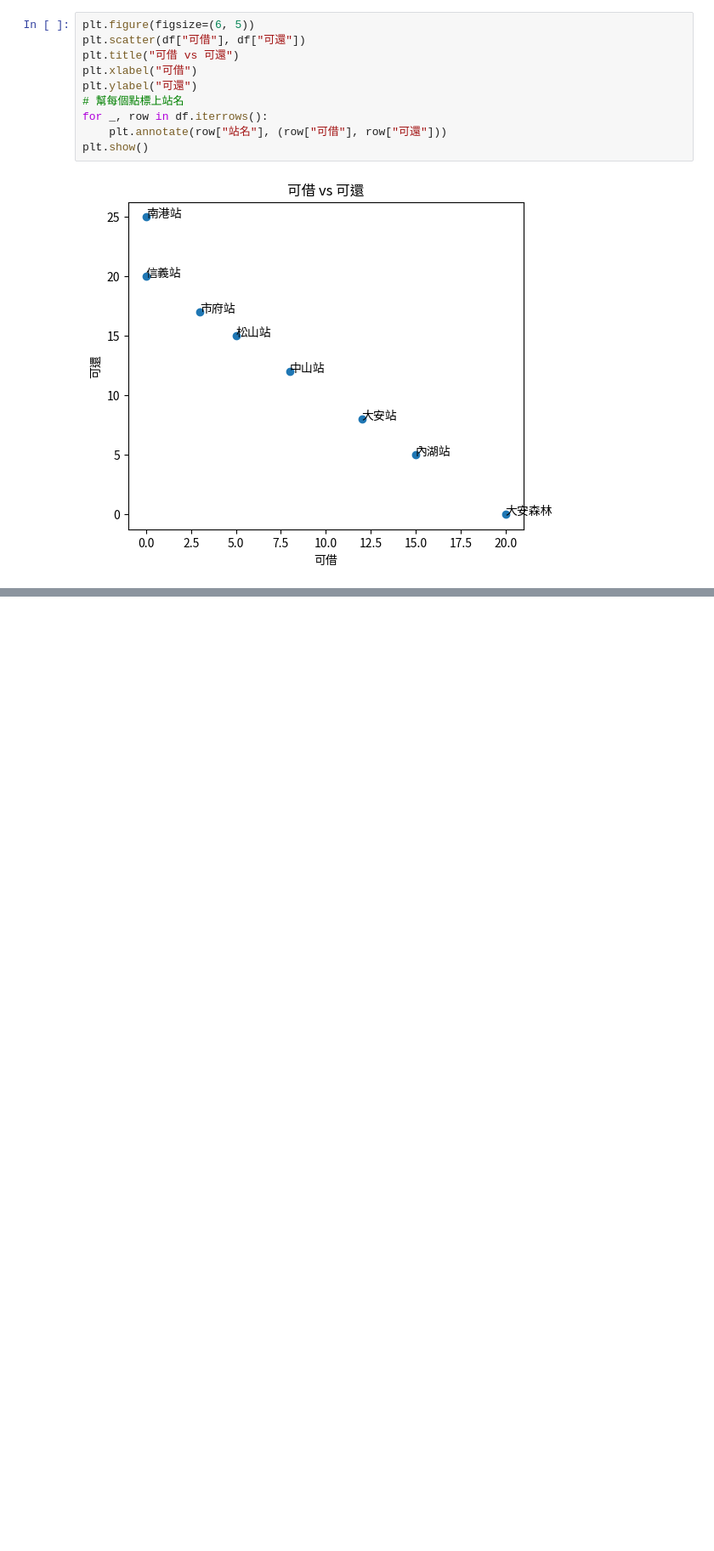
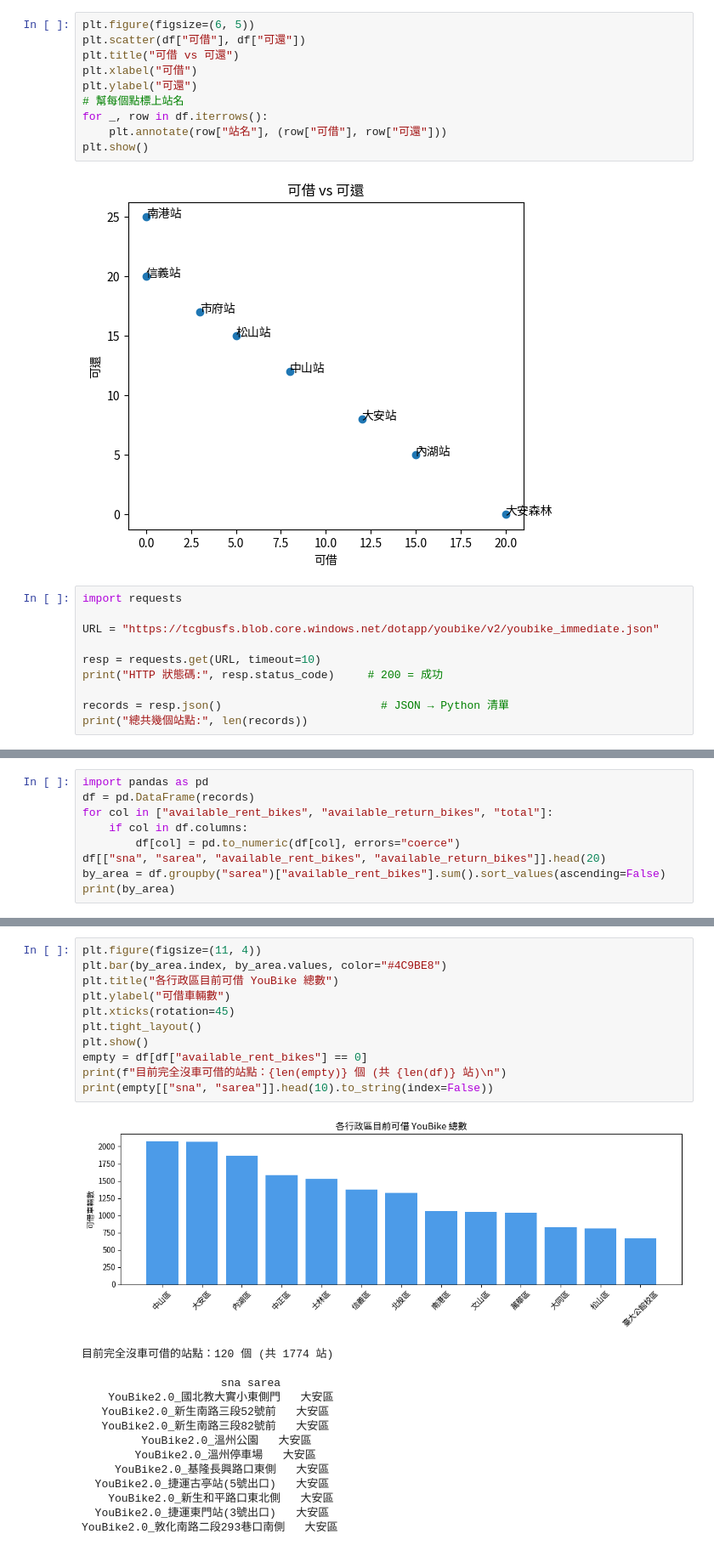
Before and after one commit to owenjiao0129-png/pythonAI, a Jupyter notebook: Untitled1.ipynb, the cells around one changed output, grey strips where cells are left out. Shown at 85% size. Cells and saved outputs as stored; diff of their text form; blank space fills up the shorter version.

```diff
--- a/Untitled1.ipynb
+++ b/Untitled1.ipynb
@@ -131,3 +131,13 @@ for _, row in df.iterrows():
 plt.show()
 # %% [output]
 [figure]
+# %%
+import requests
+
+URL = "https://tcgbusfs.blob.core.windows.net/dotapp/youbike/v2/youbike_immediate.json"
+
+resp = requests.get(URL, timeout=10)
+print("HTTP 狀態碼:", resp.status_code)     # 200 = 成功
+
+records = resp.json()                        # JSON → Python 清單
+print("總共幾個站點:", len(records))
@@ -133,0 +147,9 @@ plt.show()
+# %%
+import pandas as pd
+df = pd.DataFrame(records)
+for col in ["available_rent_bikes", "available_return_bikes", "total"]:
+    if col in df.columns:
+        df[col] = pd.to_numeric(df[col], errors="coerce")
+df[["sna", "sarea", "available_rent_bikes", "available_return_bikes"]].head(20)
+by_area = df.groupby("sarea")["available_rent_bikes"].sum().sort_values(ascending=False)
+print(by_area)
@@ -133,0 +172,26 @@ plt.show()
+# %%
+plt.figure(figsize=(11, 4))
+plt.bar(by_area.index, by_area.values, color="#4C9BE8")
+plt.title("各行政區目前可借 YouBike 總數")
+plt.ylabel("可借車輛數")
+plt.xticks(rotation=45)
+plt.tight_layout()
+plt.show()
+empty = df[df["available_rent_bikes"] == 0]
+print(f"目前完全沒車可借的站點：{len(empty)} 個 (共 {len(df)} 站)\n")
+print(empty[["sna", "sarea"]].head(10).to_string(index=False))
+# %% [output]
+[figure, added]
+目前完全沒車可借的站點：120 個 (共 1774 站)
+
+                     sna sarea
+    YouBike2.0_國北教大實小東側門   大安區
+   YouBike2.0_新生南路三段52號前   大安區
+   YouBike2.0_新生南路三段82號前   大安區
+         YouBike2.0_溫州公園   大安區
+        YouBike2.0_溫州停車場   大安區
+     YouBike2.0_基隆長興路口東側   大安區
+  YouBike2.0_捷運古亭站(5號出口)   大安區
+    YouBike2.0_新生和平路口東北側   大安區
+  YouBike2.0_捷運東門站(3號出口)   大安區
+YouBike2.0_敦化南路二段293巷口南側   大安區
```
Also changed, not shown: parts of 3 cells of this notebook.
